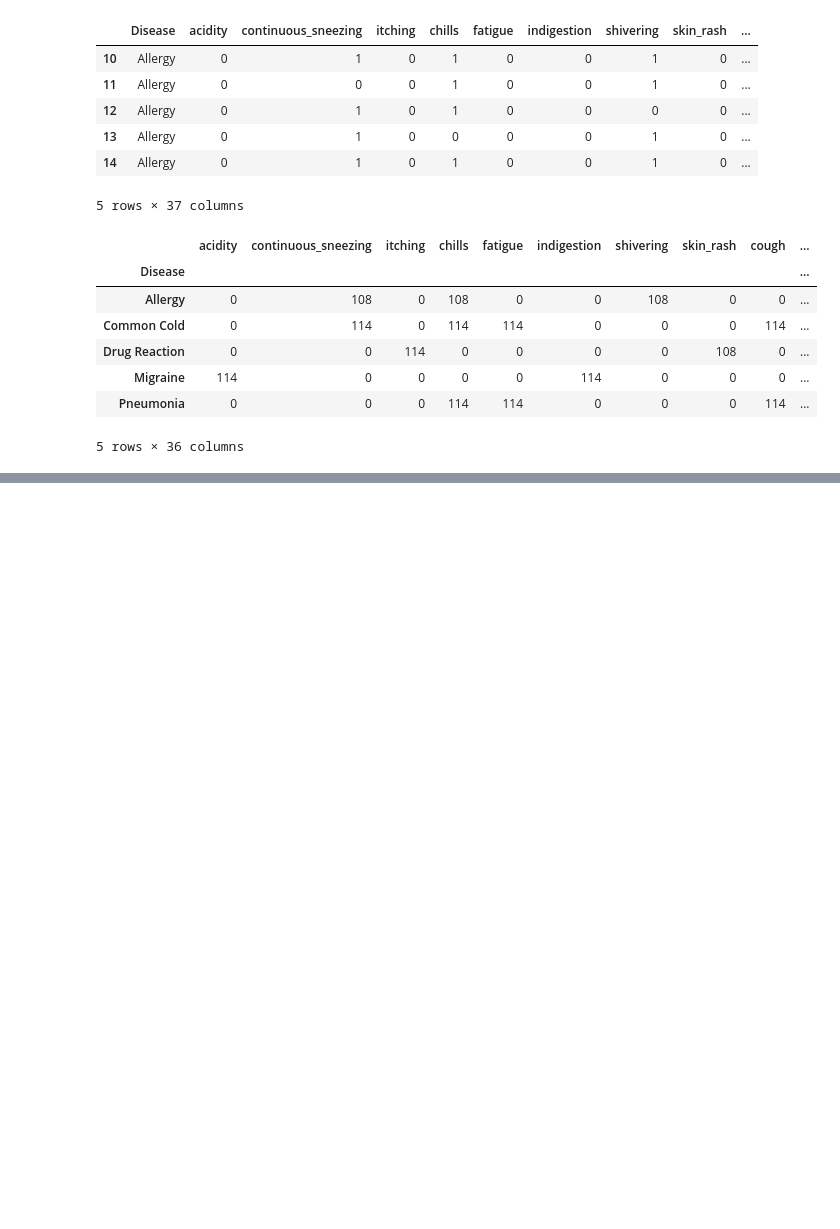
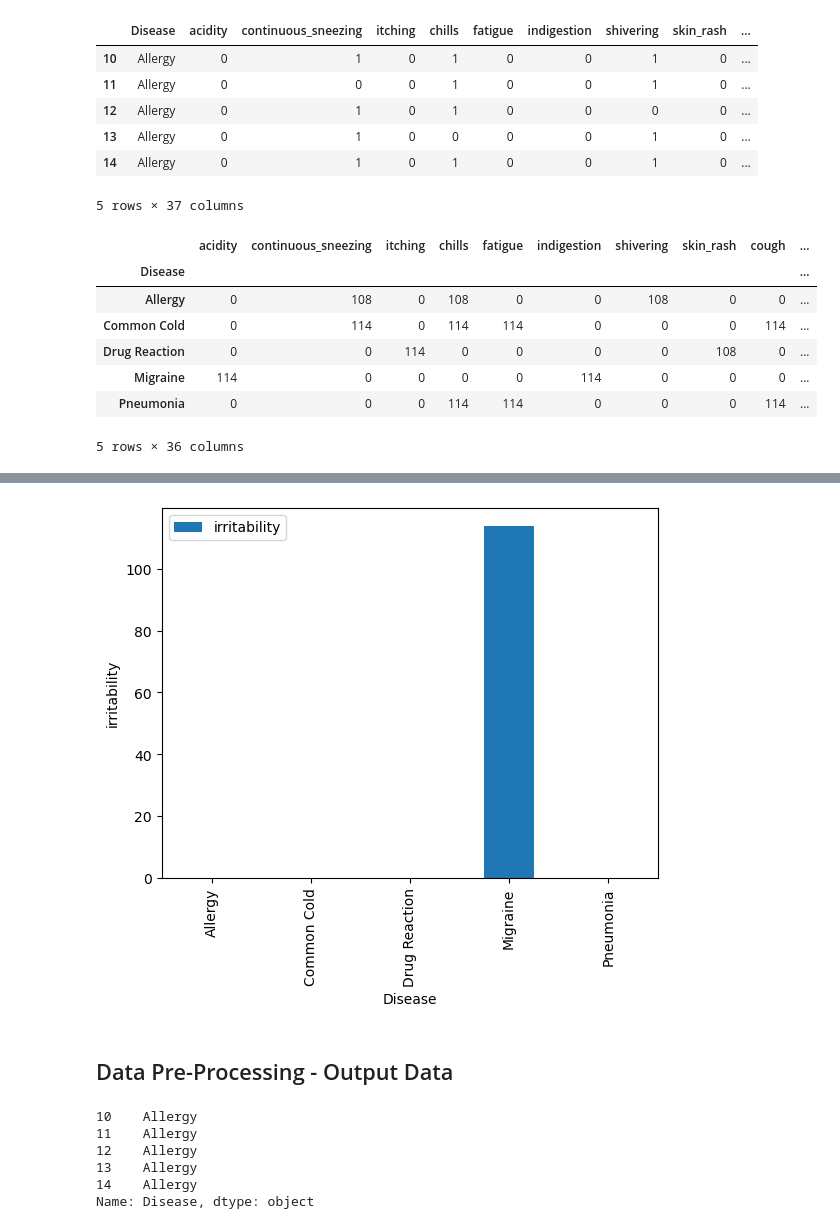
Before and after one commit to lvit001/Project-4, a Jupyter notebook: Lori/Data_Processing.ipynb, the cells around one changed output, grey strips where cells are left out. Saved outputs shown, nothing was run; the diff lists cells and outputs as text; code cells hidden in the pictures; blank space fills up the shorter version.

Commit message:
began working on encoding output variable

```diff
--- a/Lori/Data_Processing.ipynb
+++ b/Lori/Data_Processing.ipynb
@@ -314,0 +310,17 @@ plot_diseases(disease_groupby, 'cough')
+# %%
+# Plot for malaise
+plot_diseases(disease_groupby, 'irritability')
+# %% [output]
+[figure, added]
+# %% [markdown]
+## Data Pre-Processing - Output Data
+# %%
+# Review the output data
+y.head()
+# %% [output]
+10    Allergy
+11    Allergy
+12    Allergy
+13    Allergy
+14    Allergy
+Name: Disease, dtype: object
```
Also changed, not shown: parts of 9 cells of this notebook.
